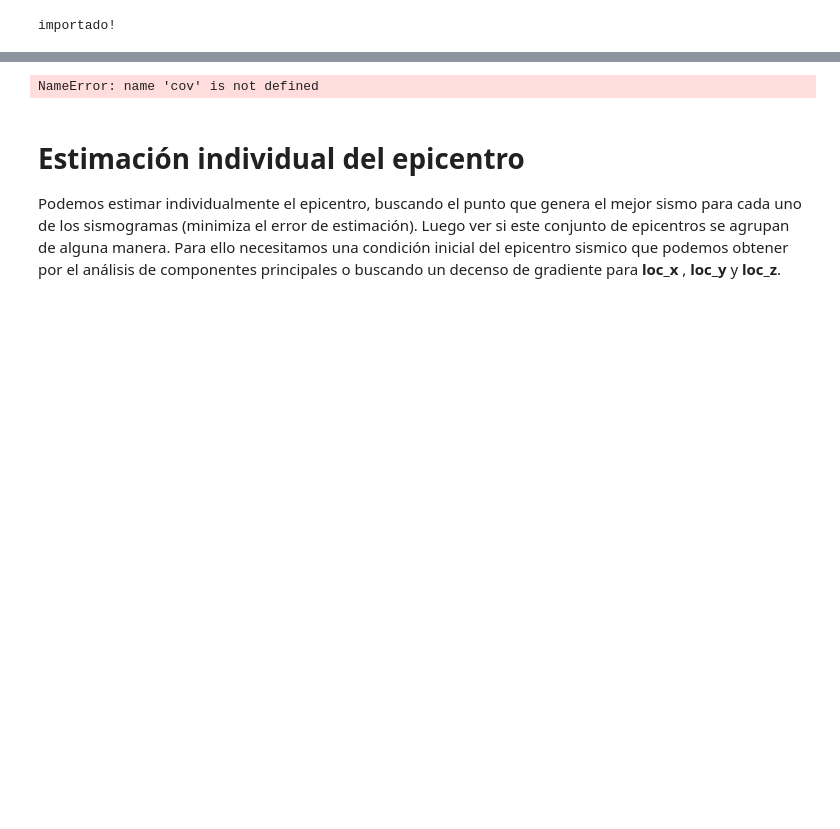
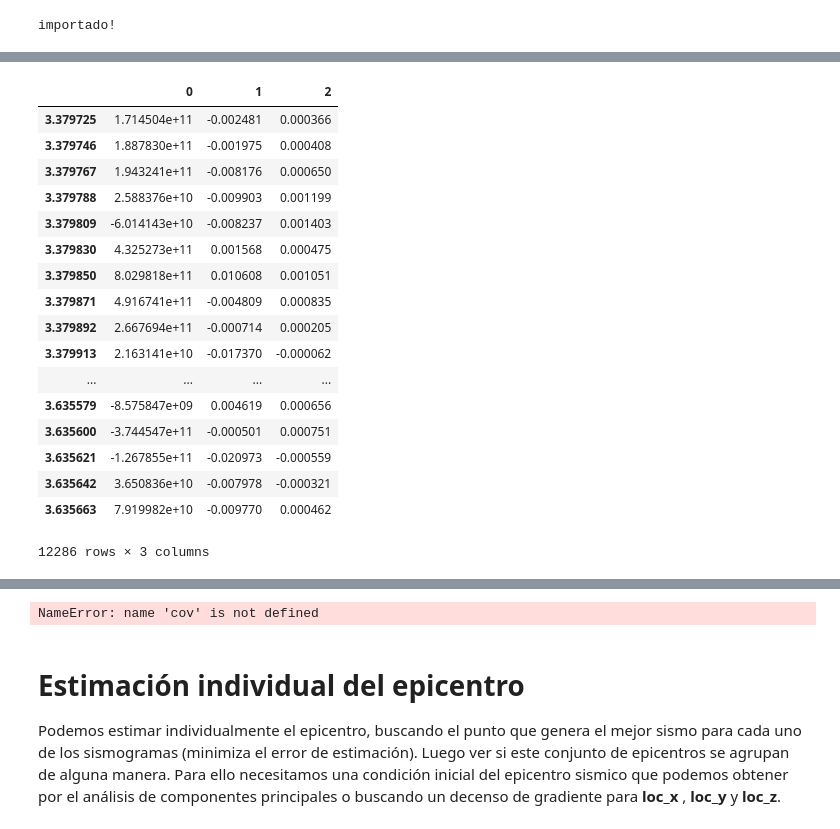
Before and after one commit to ljofre/memoria-de-titulo-icci, a Jupyter notebook: IPython/Presentación .ipynb, the cells around one changed output, grey strips where cells are left out. Cells and saved outputs as stored; diff of their text form; code cells hidden in the pictures; blank space fills up the shorter version.

```diff
--- a/IPython/Presentación .ipynb
+++ b/IPython/Presentación .ipynb
@@ -20,0 +40,21 @@ src = Source.Source(e)
+# %%
+st
+# %% [output]
+|  | 0 | 1 | 2 |
+| 3.379725 | 1.714504e+11 | -0.002481 | 0.000366 |
+| 3.379746 | 1.887830e+11 | -0.001975 | 0.000408 |
+| 3.379767 | 1.943241e+11 | -0.008176 | 0.000650 |
+| 3.379788 | 2.588376e+10 | -0.009903 | 0.001199 |
+| 3.379809 | -6.014143e+10 | -0.008237 | 0.001403 |
+| 3.379830 | 4.325273e+11 | 0.001568 | 0.000475 |
+| 3.379850 | 8.029818e+11 | 0.010608 | 0.001051 |
+| 3.379871 | 4.916741e+11 | -0.004809 | 0.000835 |
+| 3.379892 | 2.667694e+11 | -0.000714 | 0.000205 |
+| 3.379913 | 2.163141e+10 | -0.017370 | -0.000062 |
+| ... | ... | ... | ... |
+| 3.635579 | -8.575847e+09 | 0.004619 | 0.000656 |
+| 3.635600 | -3.744547e+11 | -0.000501 | 0.000751 |
+| 3.635621 | -1.267855e+11 | -0.020973 | -0.000559 |
+| 3.635642 | 3.650836e+10 | -0.007978 | -0.000321 |
+| 3.635663 | 7.919982e+10 | -0.009770 | 0.000462 |
+12286 rows × 3 columns
```
Also changed, not shown: parts of 8 cells of this notebook, 12 other files.
